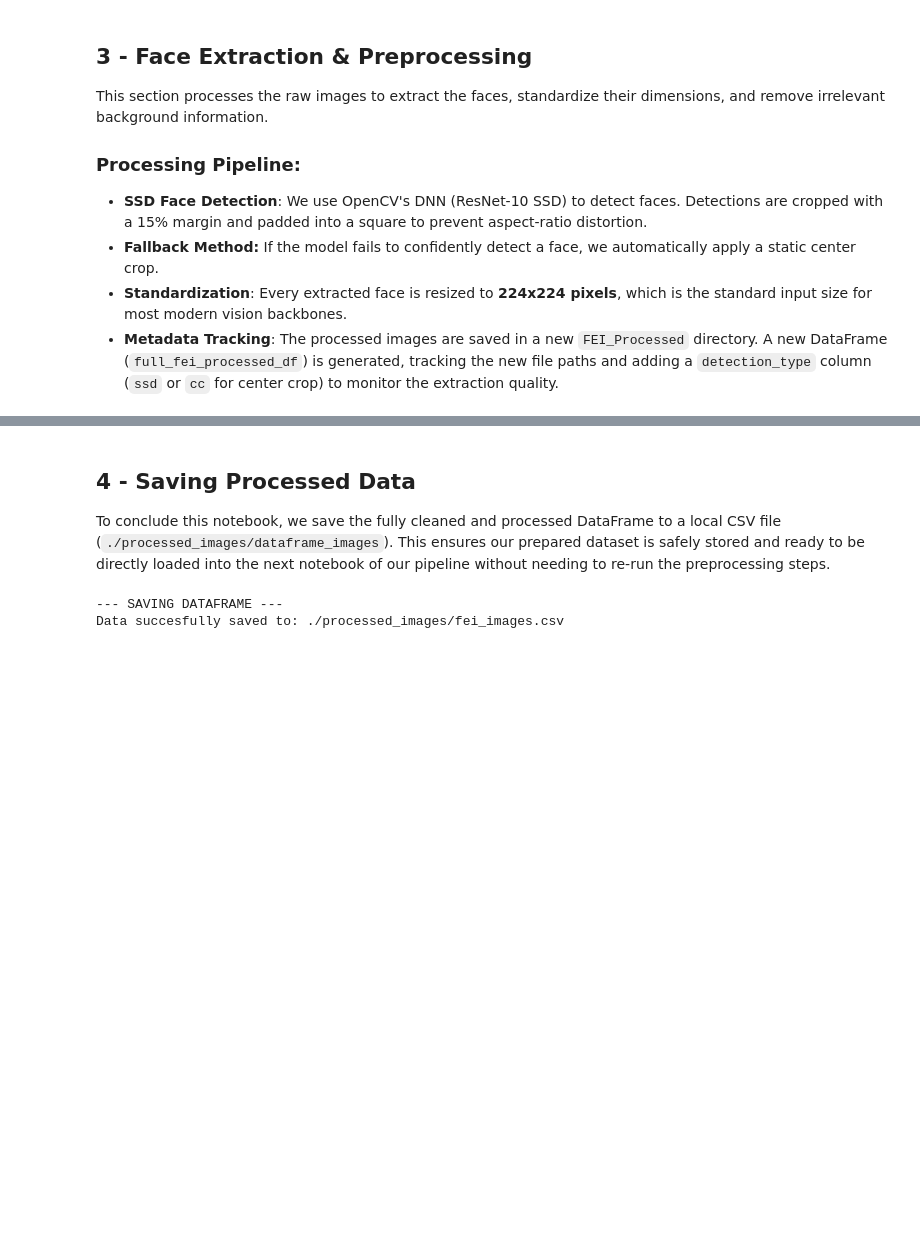
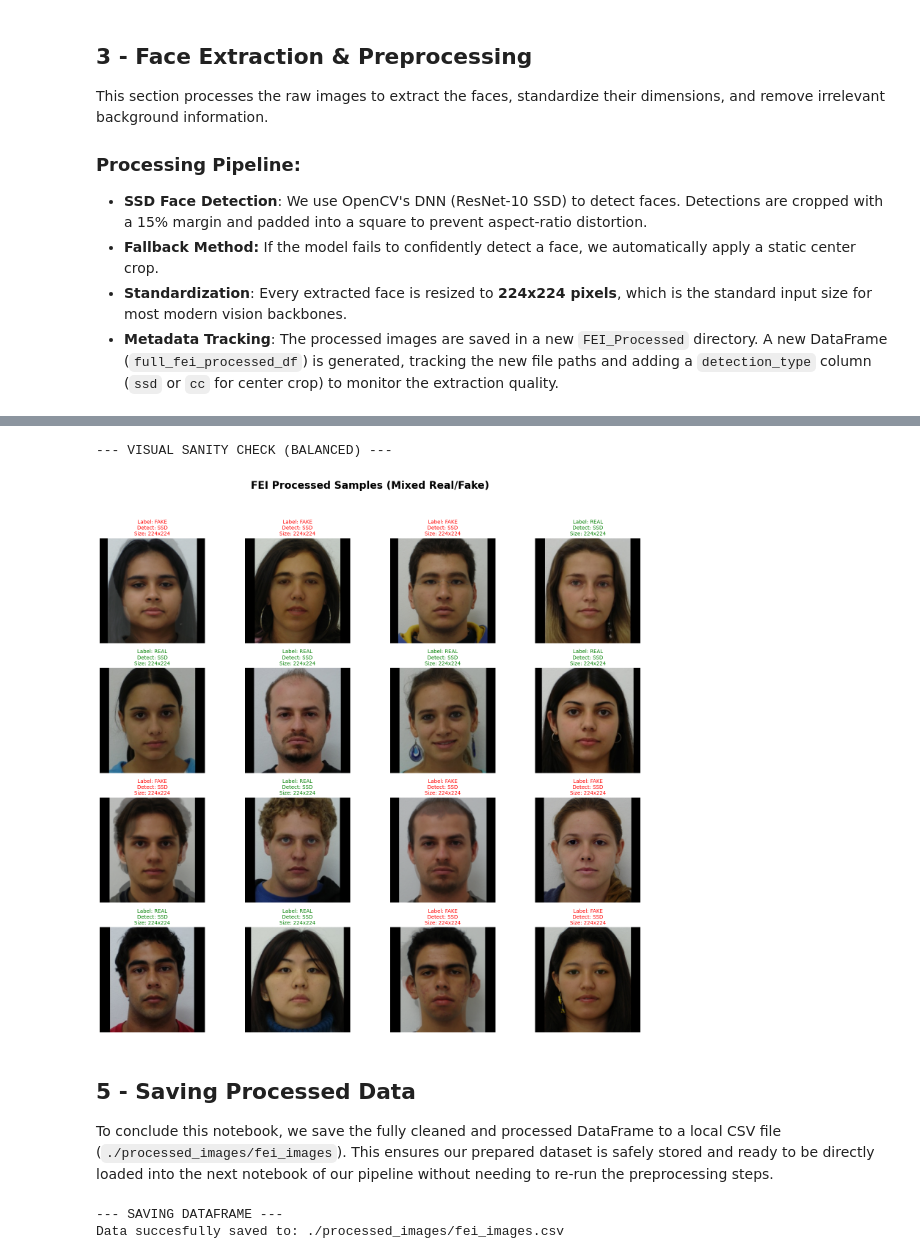
Before and after one commit to luciapola04/internship-deepfake-forensic, a Jupyter notebook: deepfake-forensics-pipeline/01_data_exploration_fei.ipynb, the cells around one changed output, grey strips where cells are left out. Saved outputs shown, nothing was run; the diff lists cells and outputs as text; code cells hidden in the pictures; blank space fills up the shorter version.

```diff
--- a/deepfake-forensics-pipeline/01_data_exploration_fei.ipynb
+++ b/deepfake-forensics-pipeline/01_data_exploration_fei.ipynb
@@ -467,7 +470,65 @@ Processed images saved in: FEI_Processed
+# %%
+print("--- VISUAL SANITY CHECK (BALANCED) ---")
+
+def visual_check_balanced(df, n_samples=16):
+    if len(df) == 0:
+        print("ERROR: DataFrame is empty.")
+        return
+
+    df_fake = df[df['label'].astype(str).isin(['1', '1.0', 'fake'])]
+    df_real = df[df['label'].astype(str).isin(['0', '0.0', 'original', 'real'])]
+
+    half = n_samples // 2
+
+    s_fake = df_fake.sample(min(half, len(df_fake)), random_state=42)
+    s_real = df_real.sample(min(half, len(df_real)), random_state=42)
+
+    samples = pd.concat([s_fake, s_real]).sample(frac=1, random_state=42).reset_index(drop=True)
+
+    rows = 4
+    cols = 4
+    fig, axes = plt.subplots(rows, cols, figsize=(16, 16))
+    fig.suptitle("FEI Processed Samples (Mixed Real/Fake)", fontsize=20, fontweight='bold')
+    axes = axes.flatten()
+
+    for i, (idx, row) in enumerate(samples.iterrows()):
+        if i >= len(axes): break
+        ax = axes[i]
+        img_path = row['path']
+
+        current_label = str(row['label'])
+        is_fake = current_label in ['1', '1.0', 'fake']
+        label_text = "FAKE" if is_fake else "REAL"
+
+        method = str(row.get('detection_type', 'Unknown')).upper()
+        resolution = row.get('resolution', 'Unknown')
+
+        try:
+            img = Image.open(img_path)
+            ax.imshow(img)
+
+            color = 'red' if is_fake else 'green'
+            ax.set_title(f"Label: {label_text}\nDetect: {method}\nSize: {resolution}", color=color, fontsize=10)
+        except Exception as e:
+            ax.text(0.5, 0.5, "Load Error", ha='center', va='center')
+            print(f"Errore nel caricare {img_path}: {e}")
+
+        ax.axis('off')
+
+    for j in range(len(samples), len(axes)):
+        axes[j].axis('off')
+
+    plt.tight_layout(rect=[0, 0.03, 1, 0.95])
+    plt.show()
+
+visual_check_balanced(full_fei_processed_df)
+# %% [output]
+--- VISUAL SANITY CHECK (BALANCED) ---
+[figure, added]
 # %% [markdown]
-## 4 - Saving Processed Data
+## 5 - Saving Processed Data
 
-To conclude this notebook, we save the fully cleaned and processed DataFrame to a local CSV file (`./processed_images/dataframe_images`). This ensures our prepared dataset is safely stored and ready to be directly loaded into the next notebook of our pipeline without needing to re-run the preprocessing steps.
+To conclude this notebook, we save the fully cleaned and processed DataFrame to a local CSV file (`./processed_images/fei_images`). This ensures our prepared dataset is safely stored and ready to be directly loaded into the next notebook of our pipeline without needing to re-run the preprocessing steps.
 # %%
 print("--- SAVING DATAFRAME ---")
 
```
Also changed, not shown: parts of 5 cells of this notebook, 7 other files.
